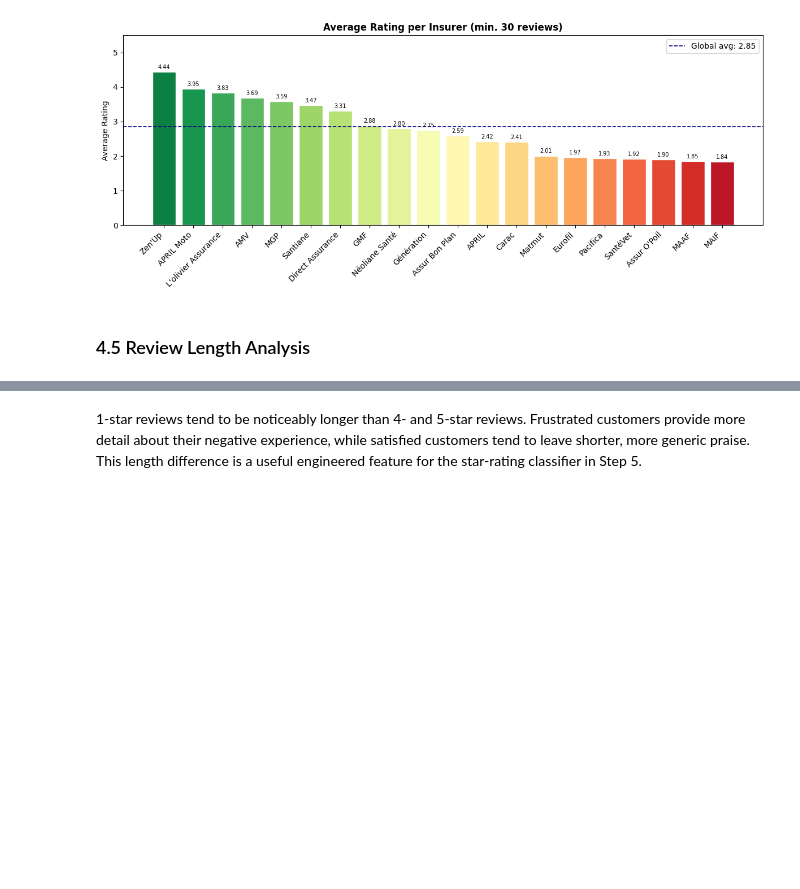
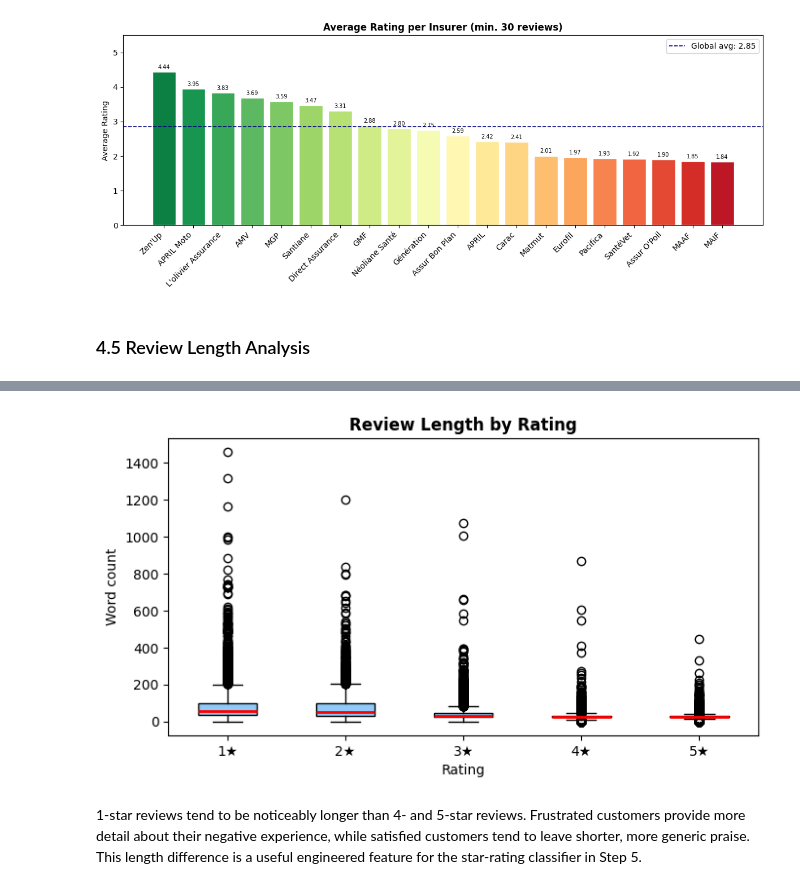
Before and after one commit to Loro67/NLP_2, a Jupyter notebook: notebook.ipynb, the cells around one changed output, grey strips where cells are left out. Drawn from its saved outputs; the diff is of its cells as text; code cells hidden in the pictures; blank space fills up the shorter version.

```diff
--- a/notebook.ipynb
+++ b/notebook.ipynb
@@ -553,3 +558,19 @@ Name: review_len_words, dtype: float64
+# %%
+
+plt.figure(figsize=(7, 4))
+plt.boxplot([df_visualisation[df_visualisation["note"]==n]["review_len_words"].dropna() for n in [1,2,3,4,5]],
+            labels=["1\u2605","2\u2605","3\u2605","4\u2605","5\u2605"],
+            patch_artist=True,
+            boxprops=dict(facecolor="#90CAF9"),
+            medianprops=dict(color="red", linewidth=2))
+plt.title("Review Length by Rating", fontweight="bold")
+plt.xlabel("Rating")
+plt.ylabel("Word count")
+plt.tight_layout()
+plt.savefig("visualizations/review_length_box.png", bbox_inches="tight")
+plt.show()
+# %% [output]
+[figure, added]
 # %% [markdown]
 1-star reviews tend to be noticeably longer than 4- and 5-star reviews. Frustrated customers provide more detail about their negative experience, while satisfied customers tend to leave shorter, more generic praise. This length difference is a useful engineered feature for the star-rating classifier in Step 5.
 # %% [markdown]
```
Also changed, not shown: parts of 10 cells of this notebook, 4 other files.
